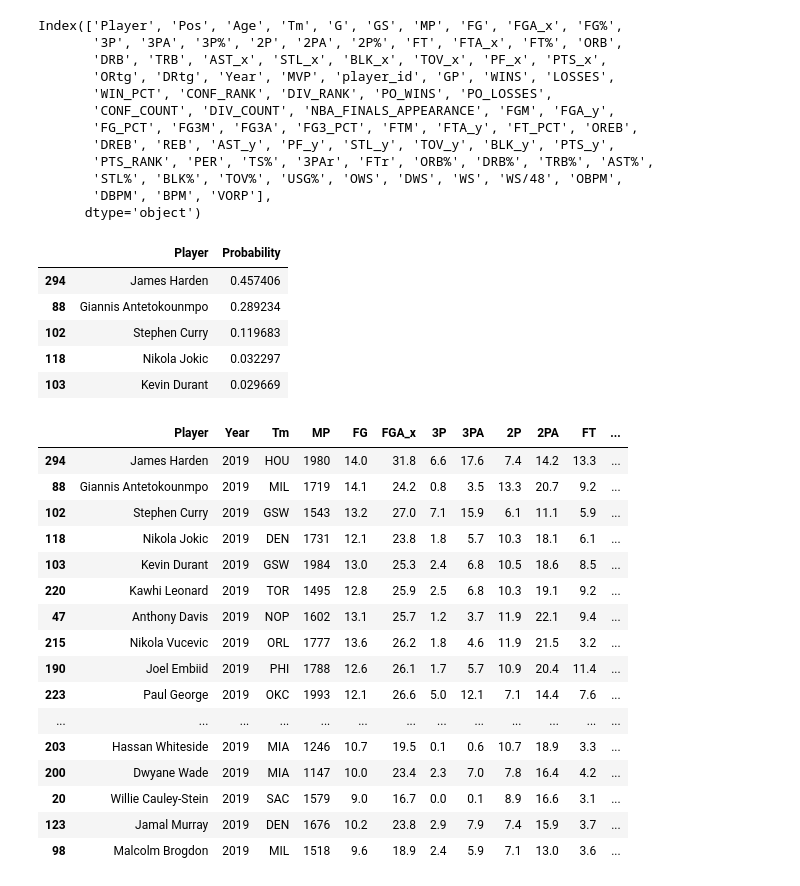
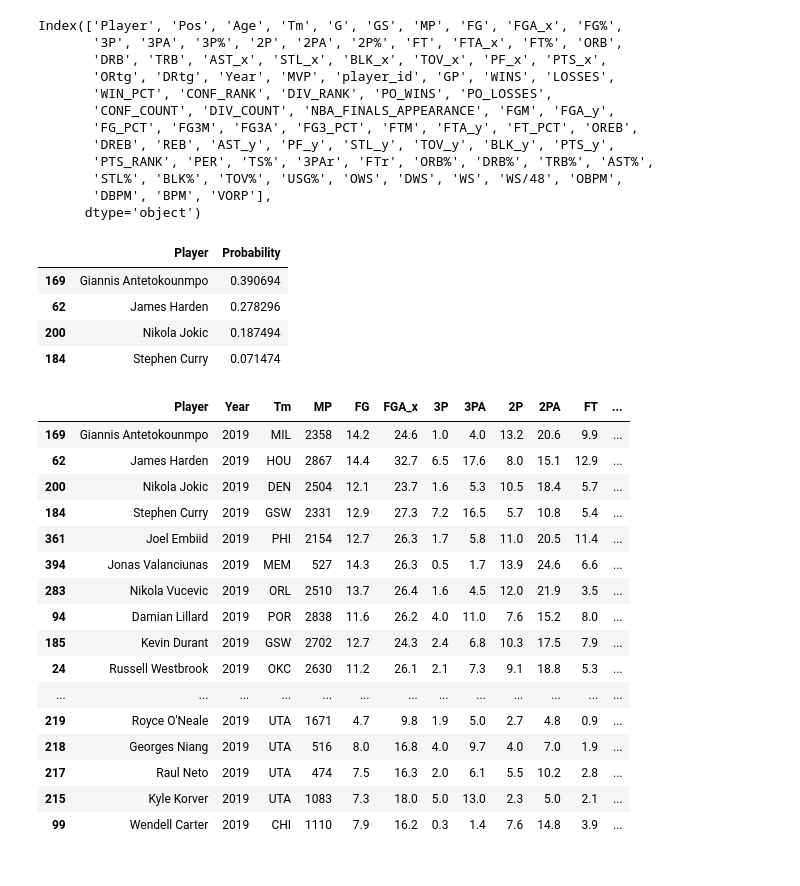
Before and after one commit to davidjbauer/nba-shaq, a Jupyter notebook: learning.ipynb, the cells around one changed output. Cells and saved outputs as stored; diff of their text form; code cells hidden in the pictures.

```diff
--- a/learning.ipynb
+++ b/learning.ipynb
@@ -61,7 +59,7 @@ x_all_num = drop_txt(x_all)
 x_old = x_all.loc[x_all.Year > 1980]
 y_old = y_all.loc[x_all.Year > 1980]
 x_19 = combined_df19[x_features]
-x_19 = x_19[x_19['MP'] > 800]
+#x_19 = x_19[x_19['MP'] > 800]
 x_train, x_test, y_train, y_test = train_test_split(x_old, y_old, test_size=0.3)
 # %%
 x_train_num = drop_txt(x_train)
@@ -91,8 +89,8 @@ xgb_feat = xgb_clf_u.named_steps['xgb'].feature_importances_
 xgb_pred_prob = xgb_clf.predict_proba(x_new_num).transpose()[1]
 xgb_pred_indices = np.where(xgb_pred_prob > 0.1)
 # %%
-rf_calib = calibrate(RandomForestClassifier(n_jobs=2, n_estimators=400, max_features="auto"))
-rf_uncalib = RandomForestClassifier(n_jobs=2,n_estimators=400, max_features="auto")
+rf_calib = calibrate(RandomForestClassifier(n_jobs=2, n_estimators=300, max_features="auto"))
+rf_uncalib = RandomForestClassifier(n_jobs=2,n_estimators=300, max_features="auto")
 rf_clf = scale_pipe(("forest", rf_calib))
 rf_clf_u = scale_pipe(("rf", rf_uncalib))
 rf_clf.fit(x_train_num, y_train)
@@ -103,8 +101,7 @@ if (show_pr_curves):
     plt.plot(recf_rf, precf_rf)
 rf_feature_import = rf_clf_u.named_steps['rf'].feature_importances_
 # %%
-mlp = calibrate(MLPClassifier(solver='lbfgs', alpha = 1e-5,
-                    hidden_layer_sizes=(100, 100)))
+mlp = calibrate(MLPClassifier(solver='lbfgs', alpha = 1e-5, hidden_layer_sizes=(100, 100, 100, 100)))
 mlp_clf = scale_pipe(("mlp", mlp))
 mlp_clf.fit(x_train_num, y_train)
 mlp_pred_prob = mlp_clf.predict_proba(x_new_num).transpose()[1]
@@ -112,7 +109,7 @@ if (show_pr_curves):
     precf_rf,recf_rf,thrf_rf = precision_recall_curve(y_test, mlp_clf.predict_proba(x_test_num).transpose()[1], pos_label=1)
     plt.plot(recf_rf, precf_rf)
 # %%
-stacked_prob = np.mean([xgb_pred_prob, rf_pred_prob, 2*mlp_pred_prob], axis=0)
+stacked_prob = np.mean([1*xgb_pred_prob, 1*rf_pred_prob, 2*mlp_pred_prob], axis=0)
 stacked_indices = np.where(stacked_prob > 0.01)
 sum_prob = stacked_prob.sum()
 x_19['Probability'] = stacked_prob/sum_prob
@@ -124,31 +121,30 @@ mvp_summary = mvp_candiates.sort_values(by='Probability',ascending=False)[['Play
 mvp_summary
 # %% [output]
 |  | Player | Probability |
-| 294 | James Harden | 0.457406 |
-| 88 | Giannis Antetokounmpo | 0.289234 |
-| 102 | Stephen Curry | 0.119683 |
-| 118 | Nikola Jokic | 0.032297 |
-| 103 | Kevin Durant | 0.029669 |
+| 169 | Giannis Antetokounmpo | 0.390694 |
+| 62 | James Harden | 0.278296 |
+| 200 | Nikola Jokic | 0.187494 |
+| 184 | Stephen Curry | 0.071474 |
 # %%
-x_19[x_19['MP'] > 1100].sort_values(by='Probability',ascending=False)
+x_19.sort_values(by='Probability',ascending=False)
 # %% [output]
 |  | Player | Year | Tm | MP | FG | FGA_x | 3P | 3PA | 2P | 2PA | FT | ... |
-| 294 | James Harden | 2019 | HOU | 1980 | 14.0 | 31.8 | 6.6 | 17.6 | 7.4 | 14.2 | 13.3 | ... |
-| 88 | Giannis Antetokounmpo | 2019 | MIL | 1719 | 14.1 | 24.2 | 0.8 | 3.5 | 13.3 | 20.7 | 9.2 | ... |
-| 102 | Stephen Curry | 2019 | GSW | 1543 | 13.2 | 27.0 | 7.1 | 15.9 | 6.1 | 11.1 | 5.9 | ... |
-| 118 | Nikola Jokic | 2019 | DEN | 1731 | 12.1 | 23.8 | 1.8 | 5.7 | 10.3 | 18.1 | 6.1 | ... |
-| 103 | Kevin Durant | 2019 | GSW | 1984 | 13.0 | 25.3 | 2.4 | 6.8 | 10.5 | 18.6 | 8.5 | ... |
-| 220 | Kawhi Leonard | 2019 | TOR | 1495 | 12.8 | 25.9 | 2.5 | 6.8 | 10.3 | 19.1 | 9.2 | ... |
-| 47 | Anthony Davis | 2019 | NOP | 1602 | 13.1 | 25.7 | 1.2 | 3.7 | 11.9 | 22.1 | 9.4 | ... |
-| 215 | Nikola Vucevic | 2019 | ORL | 1777 | 13.6 | 26.2 | 1.8 | 4.6 | 11.9 | 21.5 | 3.2 | ... |
-| 190 | Joel Embiid | 2019 | PHI | 1788 | 12.6 | 26.1 | 1.7 | 5.7 | 10.9 | 20.4 | 11.4 | ... |
-| 223 | Paul George | 2019 | OKC | 1993 | 12.1 | 26.6 | 5.0 | 12.1 | 7.1 | 14.4 | 7.6 | ... |
+| 169 | Giannis Antetokounmpo | 2019 | MIL | 2358 | 14.2 | 24.6 | 1.0 | 4.0 | 13.2 | 20.6 | 9.9 | ... |
+| 62 | James Harden | 2019 | HOU | 2867 | 14.4 | 32.7 | 6.5 | 17.6 | 8.0 | 15.1 | 12.9 | ... |
+| 200 | Nikola Jokic | 2019 | DEN | 2504 | 12.1 | 23.7 | 1.6 | 5.3 | 10.5 | 18.4 | 5.7 | ... |
+| 184 | Stephen Curry | 2019 | GSW | 2331 | 12.9 | 27.3 | 7.2 | 16.5 | 5.7 | 10.8 | 5.4 | ... |
+| 361 | Joel Embiid | 2019 | PHI | 2154 | 12.7 | 26.3 | 1.7 | 5.8 | 11.0 | 20.5 | 11.4 | ... |
+| 394 | Jonas Valanciunas | 2019 | MEM | 527 | 14.3 | 26.3 | 0.5 | 1.7 | 13.9 | 24.6 | 6.6 | ... |
+| 283 | Nikola Vucevic | 2019 | ORL | 2510 | 13.7 | 26.4 | 1.6 | 4.5 | 12.0 | 21.9 | 3.5 | ... |
+| 94 | Damian Lillard | 2019 | POR | 2838 | 11.6 | 26.2 | 4.0 | 11.0 | 7.6 | 15.2 | 8.0 | ... |
+| 185 | Kevin Durant | 2019 | GSW | 2702 | 12.7 | 24.3 | 2.4 | 6.8 | 10.3 | 17.5 | 7.9 | ... |
+| 24 | Russell Westbrook | 2019 | OKC | 2630 | 11.2 | 26.1 | 2.1 | 7.3 | 9.1 | 18.8 | 5.3 | ... |
 | ... | ... | ... | ... | ... | ... | ... | ... | ... | ... | ... | ... | ... |
-| 203 | Hassan Whiteside | 2019 | MIA | 1246 | 10.7 | 19.5 | 0.1 | 0.6 | 10.7 | 18.9 | 3.3 | ... |
-| 200 | Dwyane Wade | 2019 | MIA | 1147 | 10.0 | 23.4 | 2.3 | 7.0 | 7.8 | 16.4 | 4.2 | ... |
-| 20 | Willie Cauley-Stein | 2019 | SAC | 1579 | 9.0 | 16.7 | 0.0 | 0.1 | 8.9 | 16.6 | 3.1 | ... |
-| 123 | Jamal Murray | 2019 | DEN | 1676 | 10.2 | 23.8 | 2.9 | 7.9 | 7.4 | 15.9 | 3.7 | ... |
-| 98 | Malcolm Brogdon | 2019 | MIL | 1518 | 9.6 | 18.9 | 2.4 | 5.9 | 7.1 | 13.0 | 3.6 | ... |
+| 219 | Royce O'Neale | 2019 | UTA | 1671 | 4.7 | 9.8 | 1.9 | 5.0 | 2.7 | 4.8 | 0.9 | ... |
+| 218 | Georges Niang | 2019 | UTA | 516 | 8.0 | 16.8 | 4.0 | 9.7 | 4.0 | 7.0 | 1.9 | ... |
+| 217 | Raul Neto | 2019 | UTA | 474 | 7.5 | 16.3 | 2.0 | 6.1 | 5.5 | 10.2 | 2.8 | ... |
+| 215 | Kyle Korver | 2019 | UTA | 1083 | 7.3 | 18.0 | 5.0 | 13.0 | 2.3 | 5.0 | 2.1 | ... |
+| 99 | Wendell Carter | 2019 | CHI | 1110 | 7.9 | 16.2 | 0.3 | 1.4 | 7.6 | 14.8 | 3.9 | ... |
 # %%
 plt.xticks(rotation=-90)
 plt.bar(x_features[3:], rf_feature_import)
```
Also changed, not shown: parts of 6 cells of this notebook, 2 other files.
